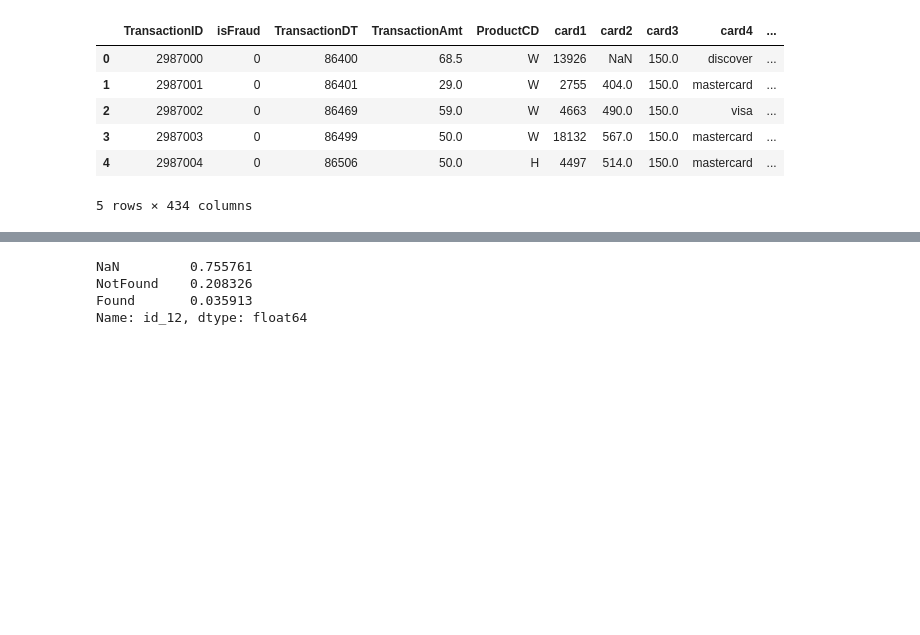
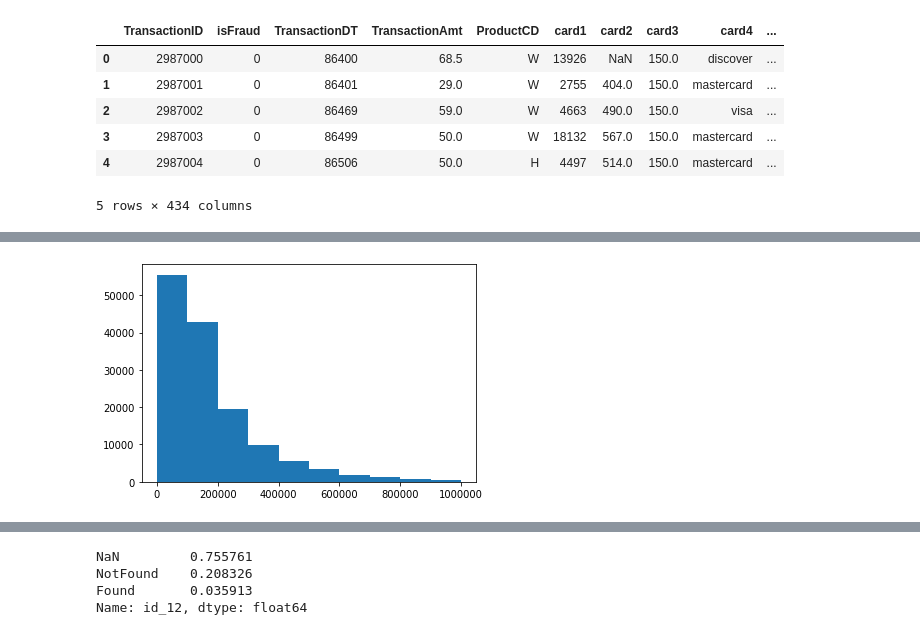
Before and after one commit to chriskwkim/mlnd, a Jupyter notebook: mlnd-capstone/Data Exploration.ipynb, the cells around one changed output, grey strips where cells are left out. Saved outputs shown, nothing was run; the diff lists cells and outputs as text; code cells hidden in the pictures; blank space fills up the shorter version.

```diff
--- a/mlnd-capstone/Data Exploration.ipynb
+++ b/mlnd-capstone/Data Exploration.ipynb
@@ -34,0 +201,5 @@ id_01 has 77 unique valuee between -100 and 0 highly skewed to 0.
+# %%
+plt.hist(train['id_02'])
+plt.show()
+# %% [output]
+[figure, added]
```
Also changed, not shown: parts of 146 cells of this notebook, 18 other files.
